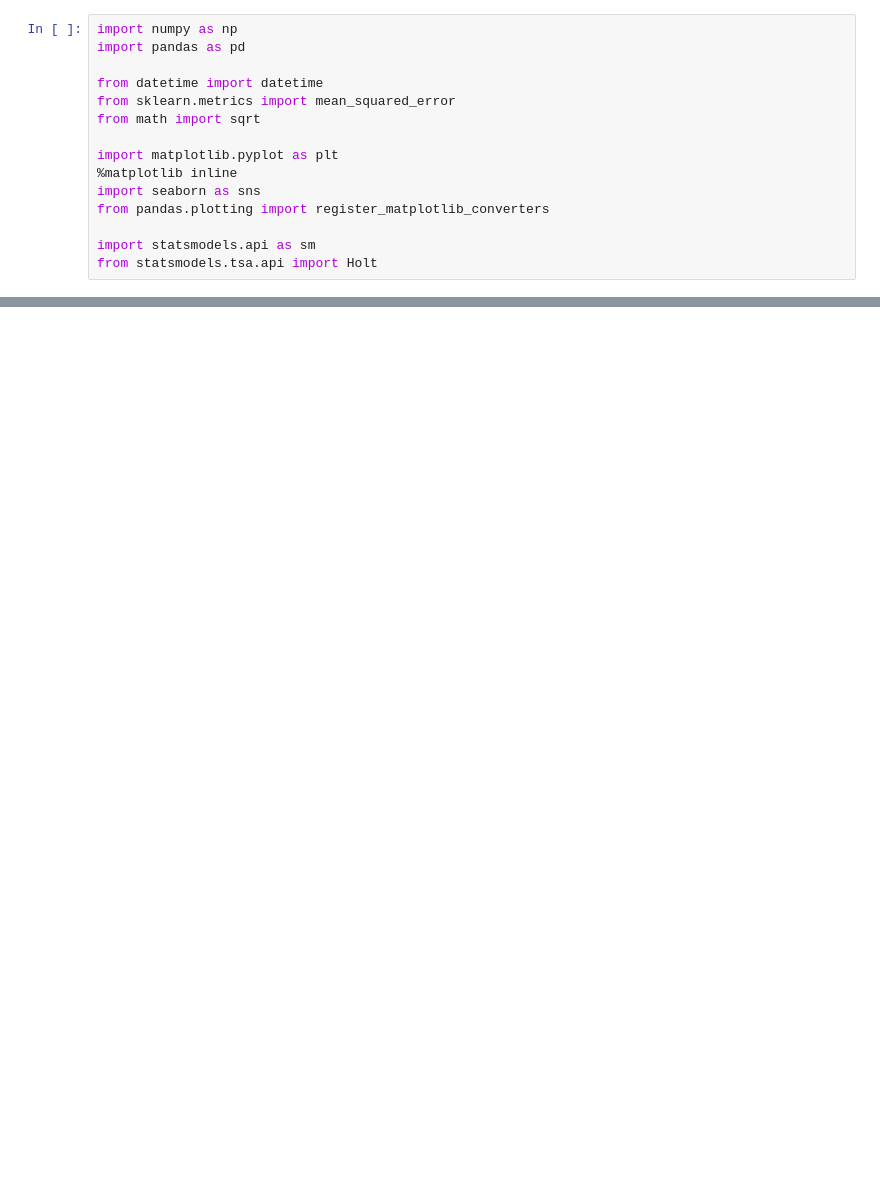
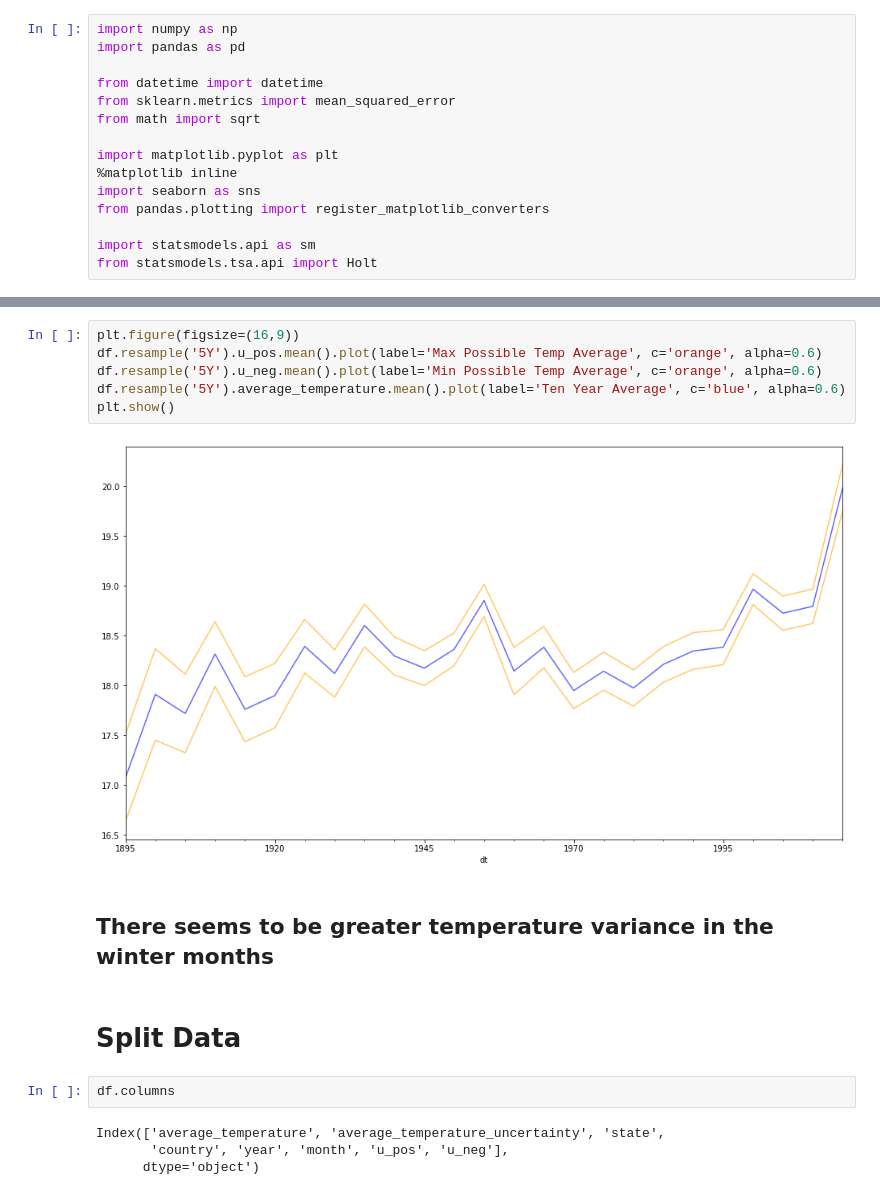
Before and after one commit to mdalton87/time-series-exercises, a Jupyter notebook: ts_modeling.ipynb, the cells around one changed output, grey strips where cells are left out. Cells and saved outputs as stored; diff of their text form; blank space fills up the shorter version.

```diff
--- a/ts_modeling.ipynb
+++ b/ts_modeling.ipynb
@@ -74,0 +95,18 @@ df_city[df_city.average_temperature.isnull()]
+# %%
+plt.figure(figsize=(16,9))
+df.resample('5Y').u_pos.mean().plot(label='Max Possible Temp Average', c='orange', alpha=0.6)
+df.resample('5Y').u_neg.mean().plot(label='Min Possible Temp Average', c='orange', alpha=0.6)
+df.resample('5Y').average_temperature.mean().plot(label='Ten Year Average', c='blue', alpha=0.6)
+plt.show()
+# %% [output]
+[figure, added]
+# %% [markdown]
+## There seems to be greater temperature variance in the winter months
+# %% [markdown]
+# Split Data
+# %%
+df.columns
+# %% [output]
+Index(['average_temperature', 'average_temperature_uncertainty', 'state',
+       'country', 'year', 'month', 'u_pos', 'u_neg'],
+      dtype='object')
```
Also changed, not shown: parts of 83 cells of this notebook, 1 other file.
